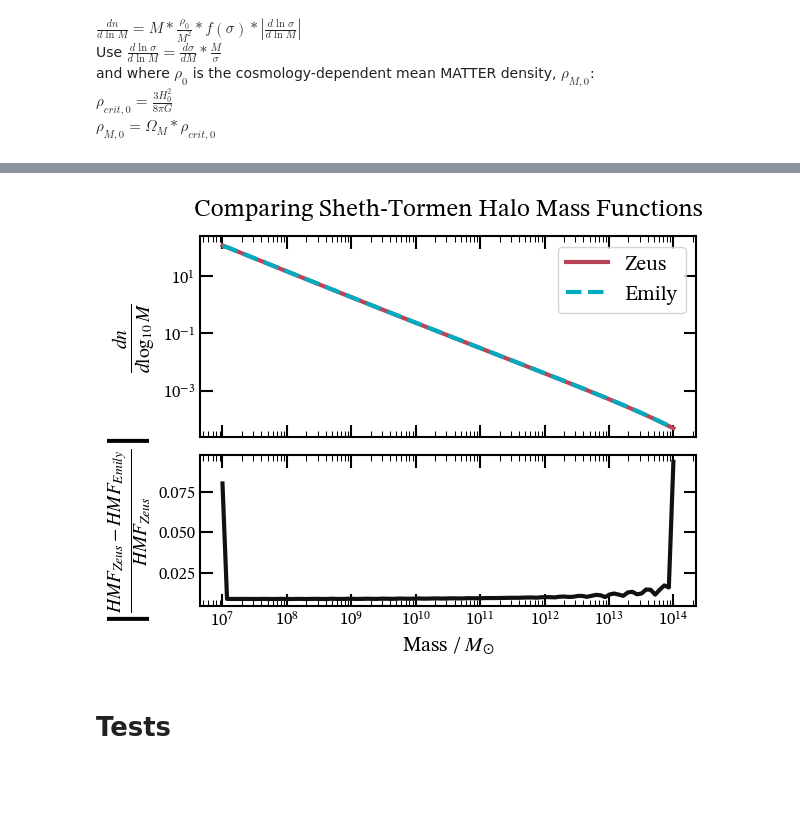
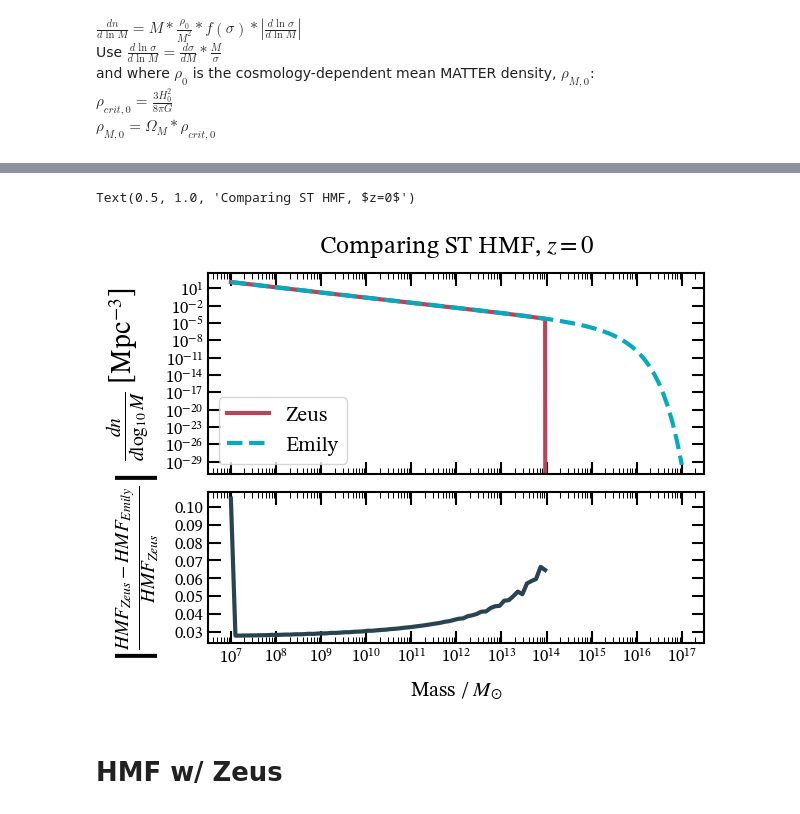
Before and after one commit to ebregou/modeling_stochasticity, a Jupyter notebook: notebooks/hmf.ipynb, the cells around one changed output, grey strips where cells are left out. Drawn from its saved outputs; the diff is of its cells as text; code cells hidden in the pictures; blank space fills up the shorter version.

```diff
--- a/notebooks/hmf.ipynb
+++ b/notebooks/hmf.ipynb
@@ -126,7 +75,7 @@ def calc_sigma(R, k_range, z=0):
     return np.sqrt(np.trapz([sigma_integrand(k, R=R, z=z) for k in k_range], k_range))
 # %%
 # Calculate matter variance, sigma(R) from the equation
-R_values = np.logspace(-2, 2, 1000)
+R_values = np.logspace(-2, 4, 1000)
 sigma = np.zeros_like(R_values)
 for i, R in enumerate(R_values):
     sigma[i] = calc_sigma(R, k, z) # Uses the same values of k defined for the matter power spectrum
@@ -164,8 +113,8 @@ def percent_diff_plot(x, y0, y1, labels, other_data = None):
 
     ax[0].legend()
 
-    ax[1].plot(x, percent_diff, color = '#111114')
-    ax[1].yaxis.set_major_formatter(ticker.FuncFormatter(custom_percent_formatter)) # Format percent difference with % symbols
+    ax[1].plot(x, percent_diff, color = '#294450')
+    #ax[1].yaxis.set_major_formatter(ticker.FuncFormatter(custom_percent_formatter)) # Format percent difference with % symbols
 
     ax[0].set_xscale('log')
     ax[1].set_xscale('log')
@@ -175,7 +124,7 @@ def percent_diff_plot(x, y0, y1, labels, other_data = None):
 
 def custom_percent_formatter(x, pos):
     """Format as percentage."""
-    return f"{x * 100:.2f}%"
+    return f"{x * 100:.0f}%"
 # %%
 # Plot matter variance
 fig, ax = percent_diff_plot(R_values, sigma_class, sigma, labels = ['Class', 'Emily', 'Zeus'], other_data = [sigma_zeus])
@@ -301,15 +243,15 @@ def calc_sigmaM(M_vals, rho_0, Omega_m, k, z = 0):
 # %%
 # Calculate sigma(M)
 rho_0 = calc_rho_0(cosmo)
-M_vals = np.logspace(7, 14, 100)
-sigmaM = calc_sigmaM(M_vals, rho_0, Omega_m, k)
+M_vals = np.logspace(7, 17, 100)
+sigmaM = calc_sigmaM(M_vals, rho_0, Omega_m, k, z)
 
 # Calculate sigma(M) with Zeus
 sigmaM_zeus = HMFintclass.sigma_int(M_vals, z)
 
 # Plot difference
 fig, ax = percent_diff_plot(M_vals, sigmaM_zeus, sigmaM, labels = ['Zeus', 'Emily'])
-ax[0].set_title(r'Comparing $\sigma(M)$')
+ax[0].set_title(f'Comparing $\sigma(M), z={z}$')
 ax[0].set_ylabel(r'$\sigma(M)$')
 ax[1].set_yscale('linear')
 ax[1].set_ylabel(r'$\frac{|\sigma_{Zeus} - \sigma_{Emily}|}{\sigma_{Zeus}}$', fontsize = 25)
@@ -352,5 +294,5 @@ Text(0.5, 0, 'Mass / $M_{\\odot}$')
 # %%
-def calc_HMF_ST(M_vals, k, cosmo):
+def calc_HMF_ST(M_vals, k, cosmo, z = 0):
     """
     Calcule dn/dlnM
     Inputs:
@@ -363,7 +305,7 @@ def calc_HMF_ST(M_vals, k, cosmo):
     Omega_m = cosmo.pars['Omega_b'] + cosmo.pars['Omega_cdm']
     rho_0 = calc_rho_0(cosmo)
 
-    sigmaM= calc_sigmaM(M_vals, rho_0, Omega_m, k)
+    sigmaM= calc_sigmaM(M_vals, rho_0, Omega_m, k, z)
     fST = calc_fST(sigmaM)
     sigmaM_deriv = np.gradient(sigmaM, M_vals) # This is dsigma/dM
 
@@ -374,21 +316,22 @@ def calc_HMF_ST(M_vals, k, cosmo):
 # %%
 HMF_ST_eq = calc_HMF_ST(M_vals, k, cosmo) # This is dn/dlnM
 HMF_ST_Zeus = HMFintclass.HMF_int(M_vals, z=0) * M_vals # HMF from Zeus is given as dn/dM, so we multiply by M to make it dn/dlnM (see notes
                                                         # from January 4th where I prove this)
 
 
 fig, ax = percent_diff_plot(M_vals, HMF_ST_Zeus*np.log(10), HMF_ST_eq*np.log(10), labels = ['Zeus', 'Emily'])
                                                                   # Convert to dn/dlog10M for comparison with Bullock & Boylan-Kolchin, 2017
                                                         # See notes from January 15th where I show why we multiply by ln(10) to achieve this
 
-ax[0].set_ylabel(r'$\frac{dn}{d\log_{10}M}$', fontsize = 20)
+ax[0].set_ylabel(r'$\frac{dn}{d\log_{10}M}$ [Mpc$^{-3}$]', fontsize = 20)
 ax[1].set_ylabel(r'$\left|\frac{HMF_{Zeus} - HMF_{Emily}}{HMF_{Zeus}}\right|$', fontsize = 20)
 ax[1].set_yscale('linear')
 ax[1].set_xlabel(r'Mass / $M_{\odot}$')
-ax[0].set_title('Comparing Sheth-Tormen Halo Mass Functions')
+ax[0].set_title(f'Comparing ST HMF, $z={z}$')
 
-fig.savefig('/Users/eb35267/Desktop/research/figures/hmf.png', bbox_inches='tight')
+#fig.savefig('/Users/eb35267/Desktop/research/figures/hmf.png', bbox_inches='tight')
 # %% [output]
+Text(0.5, 1.0, 'Comparing ST HMF, $z=0$')
-[figure, old version]
+[figure, new version]
 # %% [markdown]
-# Tests
+# HMF w/ Zeus
```
Also changed, not shown: parts of 25 cells of this notebook, 13 other files.
